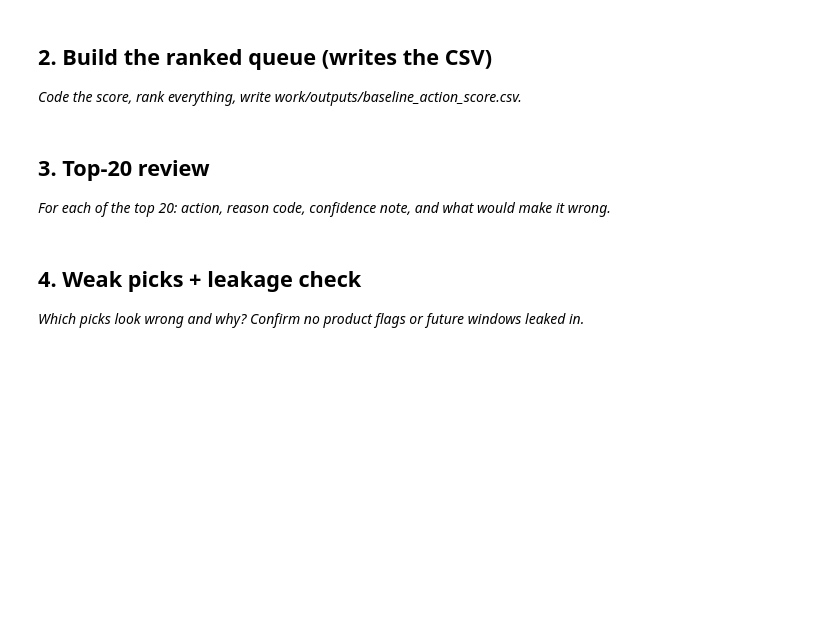
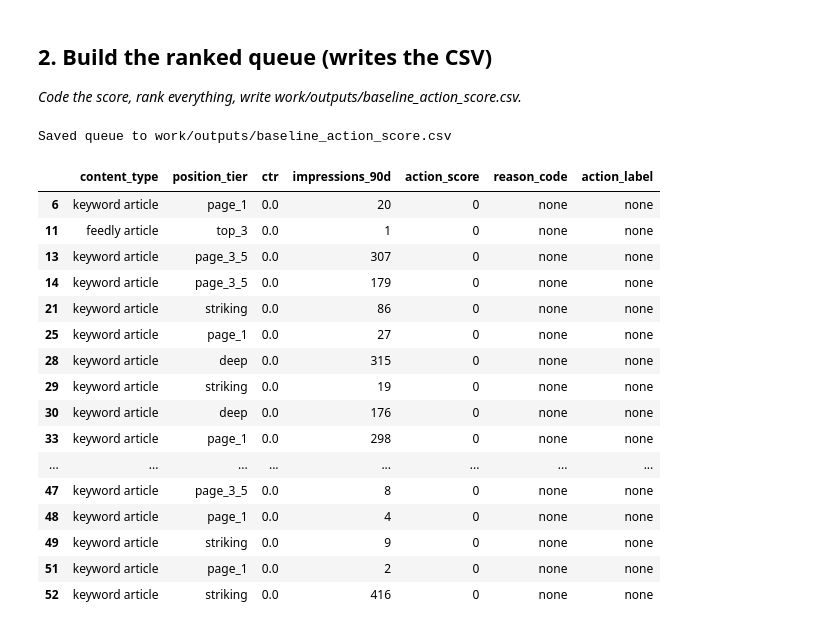
Before and after one commit to MihirJayswal812007/Flyrank-Internship, a Jupyter notebook: work/notebooks/w04_baseline_score.ipynb, the cells around one changed output. Cells and saved outputs as stored; diff of their text form; code cells hidden in the pictures; blank space fills up the shorter version.

```diff
--- a/work/notebooks/w04_baseline_score.ipynb
+++ b/work/notebooks/w04_baseline_score.ipynb
@@ -15,0 +20,20 @@ This skeleton is yours to fill. Work the sections **in order** — each one has
+# %%
+import pandas as pd
+import numpy as np
+import os
+
+# Load data from the starter repo file (as advised in the Q&A)
+url = "https://raw.githubusercontent.com/flyrank-bih/flyrank-ml-internship-starter/main/data/raw/content_refresh_anonymized.csv"
+df = pd.read_csv(url)
+
+# 1. Signal 1: CTR vs Position
+print("--- Signal 1: CTR vs Position ---")
+sig1 = df.groupby('position_tier').agg(n=('ctr', 'count'), avg_ctr=('ctr', 'mean')).reset_index()
+display(sig1)
+print("Verdict: CONFIRMED\n")
+
+# 2. Signal 2: Content Type vs CTR
+print("--- Signal 2: Content Type vs CTR ---")
+sig2 = df.groupby('content_type').agg(n=('ctr', 'count'), avg_ctr=('ctr', 'mean')).reset_index()
+display(sig2)
+print("Verdict: CONFIRMED")
@@ -23,4 +59,0 @@ This skeleton is yours to fill. Work the sections **in order** — each one has
-# %% [markdown]
-## 3. Top-20 review
-
-*For each of the top 20: action, reason code, confidence note, and what would make it wrong.*
@@ -30,4 +59,0 @@ This skeleton is yours to fill. Work the sections **in order** — each one has
-# %% [markdown]
-## 4. Weak picks + leakage check
-
-*Which picks look wrong and why? Confirm no product flags or future windows leaked in.*
@@ -36,0 +60,44 @@ This skeleton is yours to fill. Work the sections **in order** — each one has
+# %%
+# Create outputs directory if it doesn't exist
+os.makedirs('work/outputs', exist_ok=True)
+
+# Apply Rule
+def score_page(row):
+    # Only score comparison pages on the first page with terrible CTR
+    if row['position_tier'] in ['page_1', 'top_3'] and row['content_type'] == 'comparison' and row['ctr'] < 0.05:
+        return 100
+    return 0
+
+df['action_score'] = df.apply(score_page, axis=1)
+df['reason_code'] = np.where(df['action_score'] == 100, 'high_rank_low_ctr_comparison', 'none')
+df['action_label'] = np.where(df['action_score'] == 100, 'needs_ui_redesign', 'none')
+
+# Sort queue (Highest score first, then lowest CTR first)
+ranked_queue = df.sort_values(by=['action_score', 'ctr'], ascending=[False, True])
+
+# Write to CSV
+ranked_queue.to_csv('work/outputs/baseline_action_score.csv', index=False)
+print("Saved queue to work/outputs/baseline_action_score.csv")
+
+# Display the top rows for our review
+top_results = ranked_queue.head(20)
+display(top_results[['content_type', 'position_tier', 'ctr', 'impressions_90d', 'action_score', 'reason_code', 'action_label']])
+# %% [output]
+Saved queue to work/outputs/baseline_action_score.csv
+|  | content_type | position_tier | ctr | impressions_90d | action_score | reason_code | action_label |
+| 6 | keyword article | page_1 | 0.0 | 20 | 0 | none | none |
+| 11 | feedly article | top_3 | 0.0 | 1 | 0 | none | none |
+| 13 | keyword article | page_3_5 | 0.0 | 307 | 0 | none | none |
+| 14 | keyword article | page_3_5 | 0.0 | 179 | 0 | none | none |
+| 21 | keyword article | striking | 0.0 | 86 | 0 | none | none |
+| 25 | keyword article | page_1 | 0.0 | 27 | 0 | none | none |
+| 28 | keyword article | deep | 0.0 | 315 | 0 | none | none |
+| 29 | keyword article | striking | 0.0 | 19 | 0 | none | none |
+| 30 | keyword article | deep | 0.0 | 176 | 0 | none | none |
+| 33 | keyword article | page_1 | 0.0 | 298 | 0 | none | none |
+| ... | ... | ... | ... | ... | ... | ... | ... |
+| 47 | keyword article | page_3_5 | 0.0 | 8 | 0 | none | none |
+| 48 | keyword article | page_1 | 0.0 | 4 | 0 | none | none |
+| 49 | keyword article | striking | 0.0 | 9 | 0 | none | none |
+| 51 | keyword article | page_1 | 0.0 | 2 | 0 | none | none |
+| 52 | keyword article | striking | 0.0 | 416 | 0 | none | none |
```
Also changed, not shown: parts of 12 cells of this notebook.
